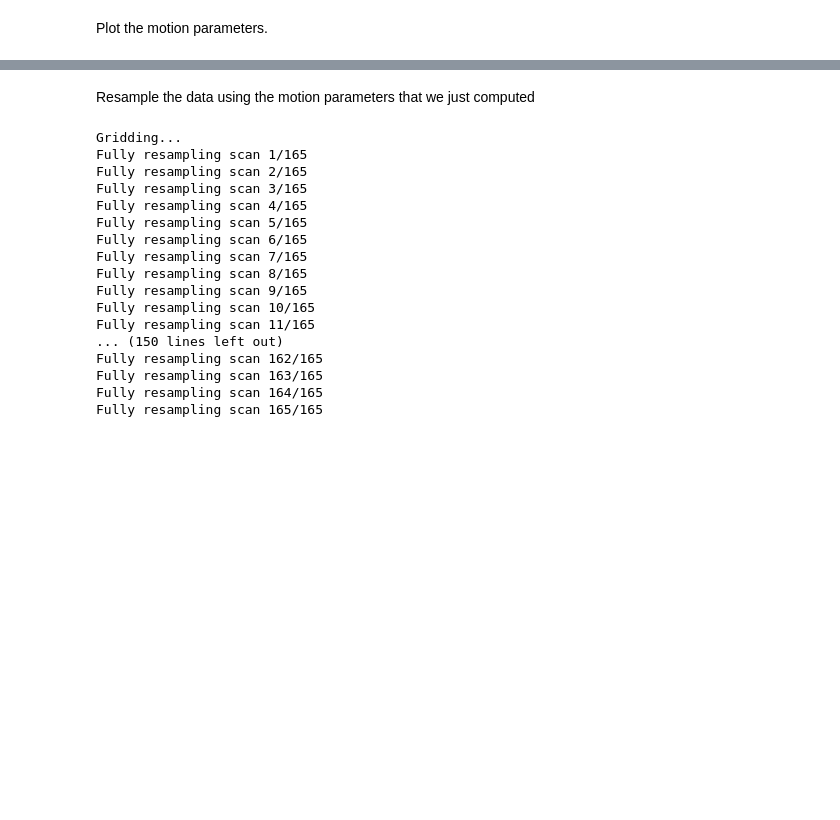
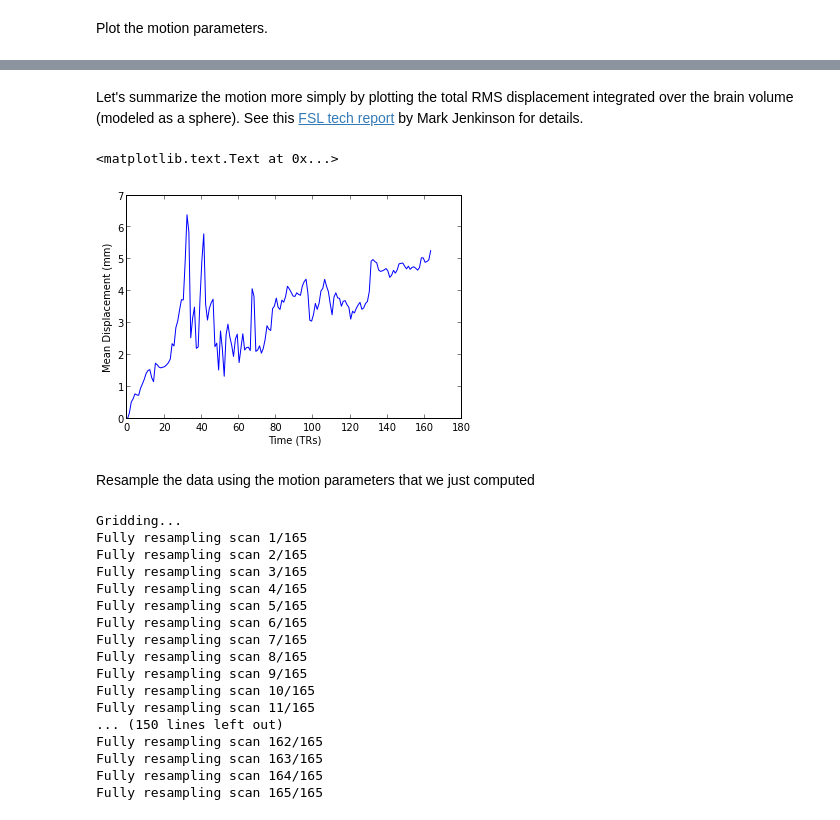
Before and after one commit to jbpoline/bayfmri, a Jupyter notebook: notebooks/003-fMRI_preprocessing.ipynb, the cells around one changed output, grey strips where cells are left out. Drawn from its saved outputs; the diff is of its cells as text; code cells hidden in the pictures; blank space fills up the shorter version.

Commit message:
Getting there. Computes mean displacement, among other things

```diff
--- a/notebooks/003-fMRI_preprocessing.ipynb
+++ b/notebooks/003-fMRI_preprocessing.ipynb
@@ -212,3 +242,27 @@ Plot the motion parameters.
+# %% [markdown]
+Let's summarize the motion more simply by plotting the total RMS displacement integrated over the brain volume (modeled as a sphere). See this [FSL tech report](http://www.fmrib.ox.ac.uk/analysis/techrep/tr99mj1/tr99mj1/tr99mj1.html) by Mark Jenkinson for details.
+# %%
+R = 70. # radius of the spherical head assumption
+ref_affine = np.matrix(worst_bold_img.get_affine()) # use numpy's matrix type to make the matrix math nicer
+mean_displacement = np.zeros((num_timepoints))
+for index,t in enumerate(transforms[0:num_timepoints]):
+    # get the full affine for this volume by pre-multiplying by the reference affine
+    this_mc_affine = ref_affine * t.as_affine()
+    # Compute the error matrix
+    T_error = ref_affine - this_mc_affine
+    # extract the rotation matrix (the upper 3x3)
+    A = T_error[0:3,0:3]
+    # extract the translations
+    t = T_error[0:3,3]
+    # The center of the volume. Assume 0,0,0 in world coordinates.
+    xc = np.matrix((0,0,0)).T
+    mean_displacement[index] = np.sqrt( R**2. / 5 * np.trace(A.T * A) + (t + A*xc).T * (t + A*xc) )
+plt.plot(mean_displacement)
+plt.xlabel('Time (TRs)')
+plt.ylabel('Mean Displacement (mm)')
+# %% [output]
+<matplotlib.text.Text at 0x...>
+[figure, added]
 # %% [markdown]
 Resample the data using the motion parameters that we just computed
 # %%
```
Also changed, not shown: parts of 38 cells of this notebook.
